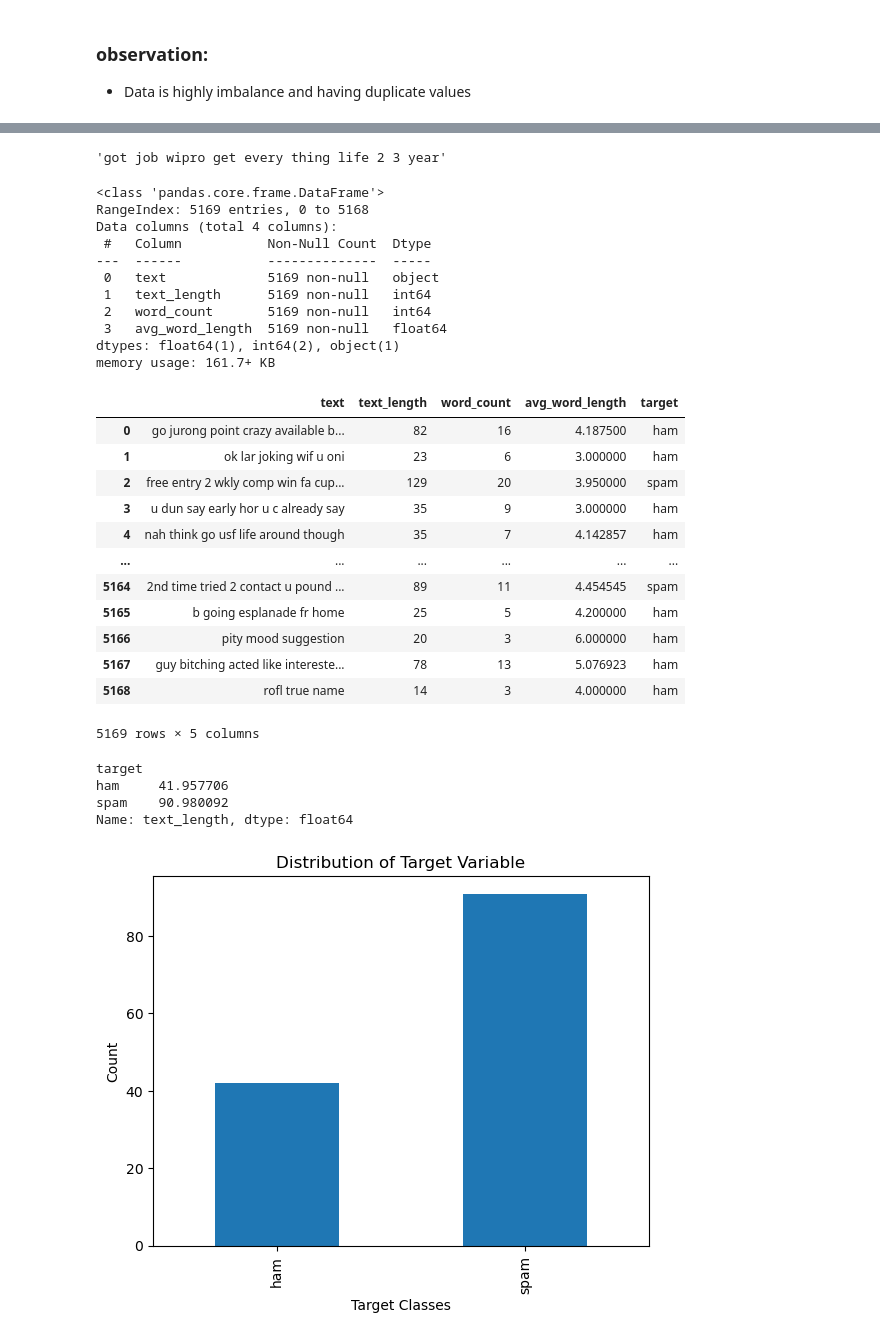
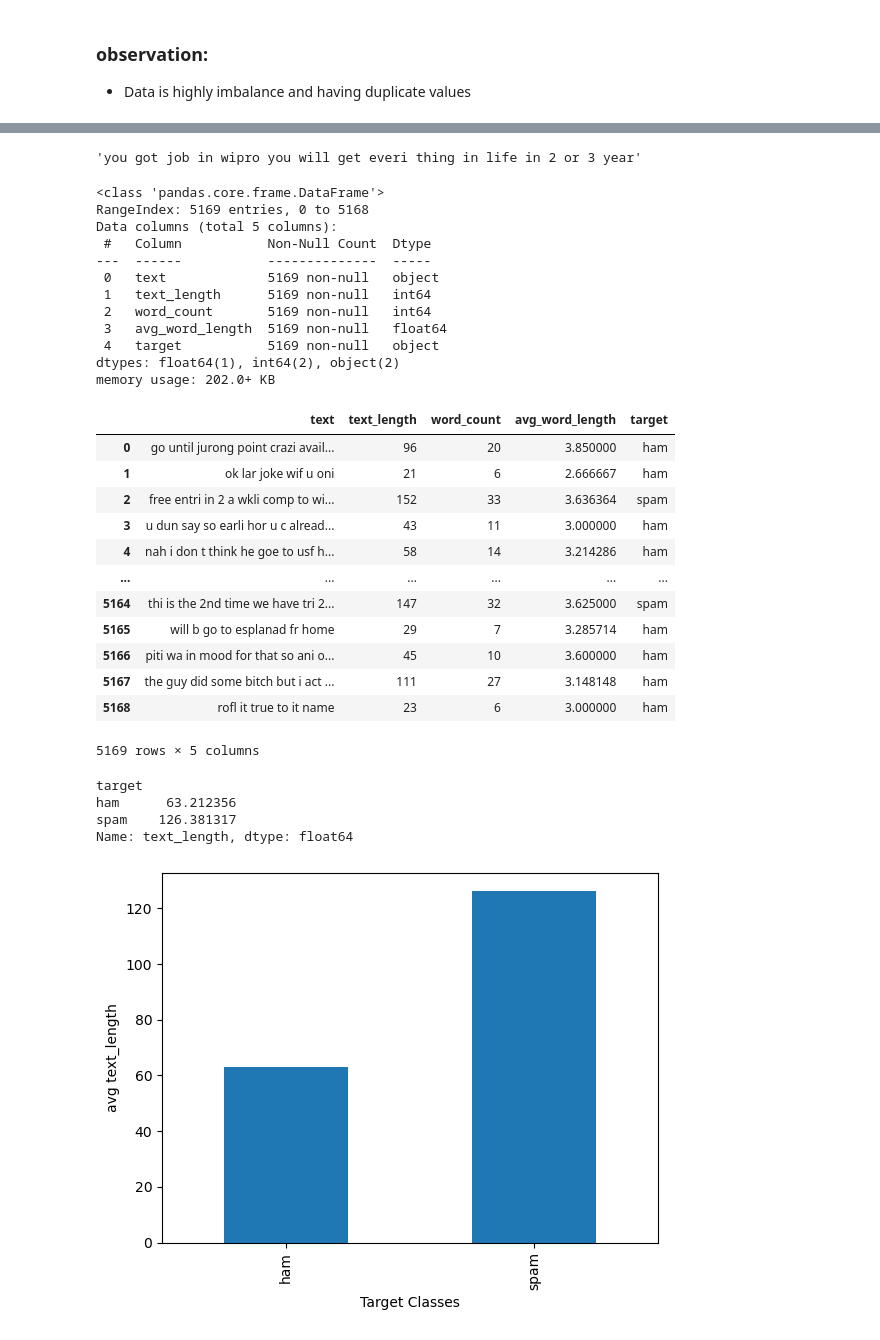
Before and after one commit to InsightfulSantosh/MLOPS-Complete-ML-Pipeline, a Jupyter notebook: experiment/mynotebook.ipynb, the cells around one changed output, grey strips where cells are left out. Saved outputs shown, nothing was run; the diff lists cells and outputs as text; code cells hidden in the pictures.

```diff
--- a/experiment/mynotebook.ipynb
+++ b/experiment/mynotebook.ipynb
@@ -127,0 +130,10 @@ plt.show()
+# %%
+# make a function to clean the text column
+def clean(df,col):
+    return df.assign(
+        text= df[col].str.lower()
+                     .str.strip()
+                     .str.replace(r'[^a-zA-Z0-9\s]', ' ', regex=True)
+         )
+# %%
+cleaned_df=df.pipe(clean, col="text")
@@ -130,20 +146,19 @@ plt.show()
 # %%
 # Define the text preprocessing function with additional features
 def text_preprocessing(data, col):
-    lemmatizer = WordNetLemmatizer()
-    stop_words = set(stopwords.words('english'))
+    ps = PorterStemmer()
 
     # Process the text and extract features
-    processed_col = data[col].str.lower().str.strip().apply(lambda x: ' '.join([
-        lemmatizer.lemmatize(word)
-        for word in word_tokenize(x)
-        if word not in stop_words and word.isalnum()
-    ]))
+    processed_col = data[col].apply(lambda x: ' '.join([ps.stem(word) for word in word_tokenize(x)]))
 
     # Extract features
     text_length = processed_col.str.len()  # Number of characters in the original text
-    word_count = processed_col.apply(lambda x: len([word for word in word_tokenize(x) if word.isalpha()]))  # Number of words
-    avg_word_length = processed_col.apply(lambda x: sum(len(word) for word in word_tokenize(x) if word.isalpha()) / len([word for word in word_tokenize(x) if word.isalpha()]) if len([word for word in word_tokenize(x) if word.isalpha()]) > 0 else 0)  # Average word length
+    word_count = processed_col.apply(lambda x: len([word for word in word_tokenize(x) ]))  # Number of words
+    avg_word_length = (processed_col
+                       .apply(lambda x: sum(len(word) for word in word_tokenize(x) )
+                                          / len([word for word in word_tokenize(x) ])
+                                          if len([word for word in word_tokenize(x) ]) > 0 else 0)  # Average word length
+                       )
 
     # Add the new features to the dataframe
     processed_data=pd.DataFrame()
@@ -154,7 +169,7 @@ def text_preprocessing(data, col):
 
     return processed_data.join(data.iloc[:,-1])
 # %%
-cleaned_df=df.pipe(text_preprocessing, col="text")
-cleaned_df.head(5)
+final_df=cleaned_df.pipe(text_preprocessing, col="text")
+final_df.head(5)
 # %% [output]
 |  | text | text_length | word_count | avg_word_length | target |
@@ -174,50 +217,50 @@ df.text[1787]
 # %%
-cleaned_df.text[1787]
+final_df.text[1787]
 # %% [output]
-'got job wipro get every thing life 2 3 year'
+'you got job in wipro you will get everi thing in life in 2 or 3 year'
 # %%
-cleaned_df.info()
+final_df.info()
 # %% [output]
 <class 'pandas.core.frame.DataFrame'>
 RangeIndex: 5169 entries, 0 to 5168
-Data columns (total 4 columns):
+Data columns (total 5 columns):
  #   Column           Non-Null Count  Dtype
 ---  ------           --------------  -----
  0   text             5169 non-null   object
  1   text_length      5169 non-null   int64
  2   word_count       5169 non-null   int64
  3   avg_word_length  5169 non-null   float64
-dtypes: float64(1), int64(2), object(1)
-memory usage: 161.7+ KB
+ 4   target           5169 non-null   object
+dtypes: float64(1), int64(2), object(2)
+memory usage: 202.0+ KB
 # %%
-cleaned_df
+final_df
 # %% [output]
 |  | text | text_length | word_count | avg_word_length | target |
-| 0 | go jurong point crazy available b... | 82 | 16 | 4.187500 | ham |
-| 1 | ok lar joking wif u oni | 23 | 6 | 3.000000 | ham |
-| 2 | free entry 2 wkly comp win fa cup... | 129 | 20 | 3.950000 | spam |
-| 3 | u dun say early hor u c already say | 35 | 9 | 3.000000 | ham |
-| 4 | nah think go usf life around though | 35 | 7 | 4.142857 | ham |
+| 0 | go until jurong point crazi avail... | 96 | 20 | 3.850000 | ham |
+| 1 | ok lar joke wif u oni | 21 | 6 | 2.666667 | ham |
+| 2 | free entri in 2 a wkli comp to wi... | 152 | 33 | 3.636364 | spam |
+| 3 | u dun say so earli hor u c alread... | 43 | 11 | 3.000000 | ham |
+| 4 | nah i don t think he goe to usf h... | 58 | 14 | 3.214286 | ham |
 | ... | ... | ... | ... | ... | ... |
-| 5164 | 2nd time tried 2 contact u pound ... | 89 | 11 | 4.454545 | spam |
-| 5165 | b going esplanade fr home | 25 | 5 | 4.200000 | ham |
-| 5166 | pity mood suggestion | 20 | 3 | 6.000000 | ham |
-| 5167 | guy bitching acted like intereste... | 78 | 13 | 5.076923 | ham |
-| 5168 | rofl true name | 14 | 3 | 4.000000 | ham |
+| 5164 | thi is the 2nd time we have tri 2... | 147 | 32 | 3.625000 | spam |
+| 5165 | will b go to esplanad fr home | 29 | 7 | 3.285714 | ham |
+| 5166 | piti wa in mood for that so ani o... | 45 | 10 | 3.600000 | ham |
+| 5167 | the guy did some bitch but i act ... | 111 | 27 | 3.148148 | ham |
+| 5168 | rofl it true to it name | 23 | 6 | 3.000000 | ham |
 5169 rows × 5 columns
 # %%
-cleaned_df.groupby("target").text_length.mean()
+final_df.groupby("target").text_length.mean()
 # %% [output]
 target
-ham     41.957706
-spam    90.980092
+ham      63.212356
+spam    126.381317
 Name: text_length, dtype: float64
 # %%
-cleaned_df.groupby("target").text_length.mean().plot(kind='bar')
+final_df.groupby("target").text_length.mean().plot(kind='bar')
 plt.xlabel("Target Classes")
-plt.ylabel("Count")
-plt.title("Distribution of Target Variable")
+plt.ylabel("avg text_length")
 plt.show()
 # %% [output]
-[figure, old version]
+[figure, new version]
 # %%
```
Also changed, not shown: parts of 30 cells of this notebook, 1 other file.
